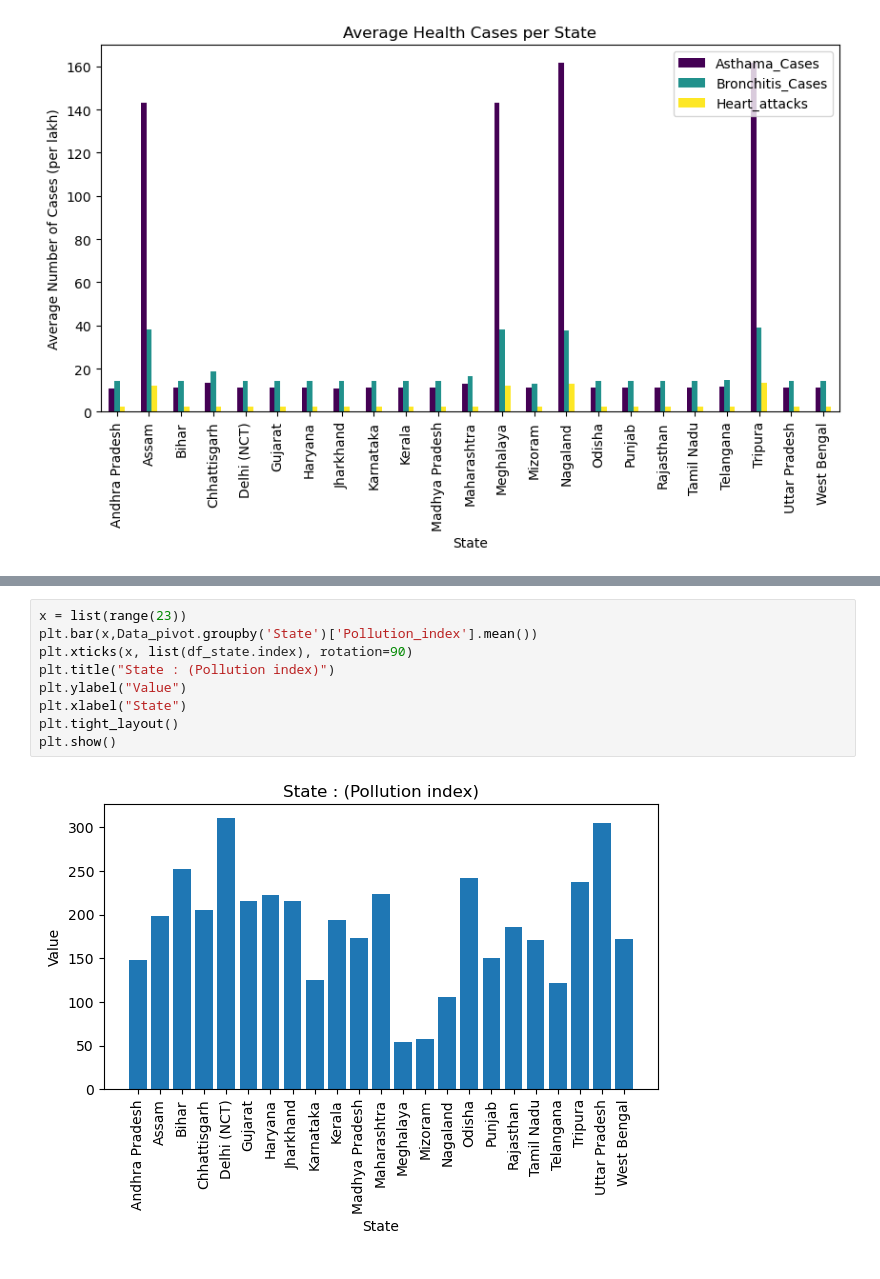
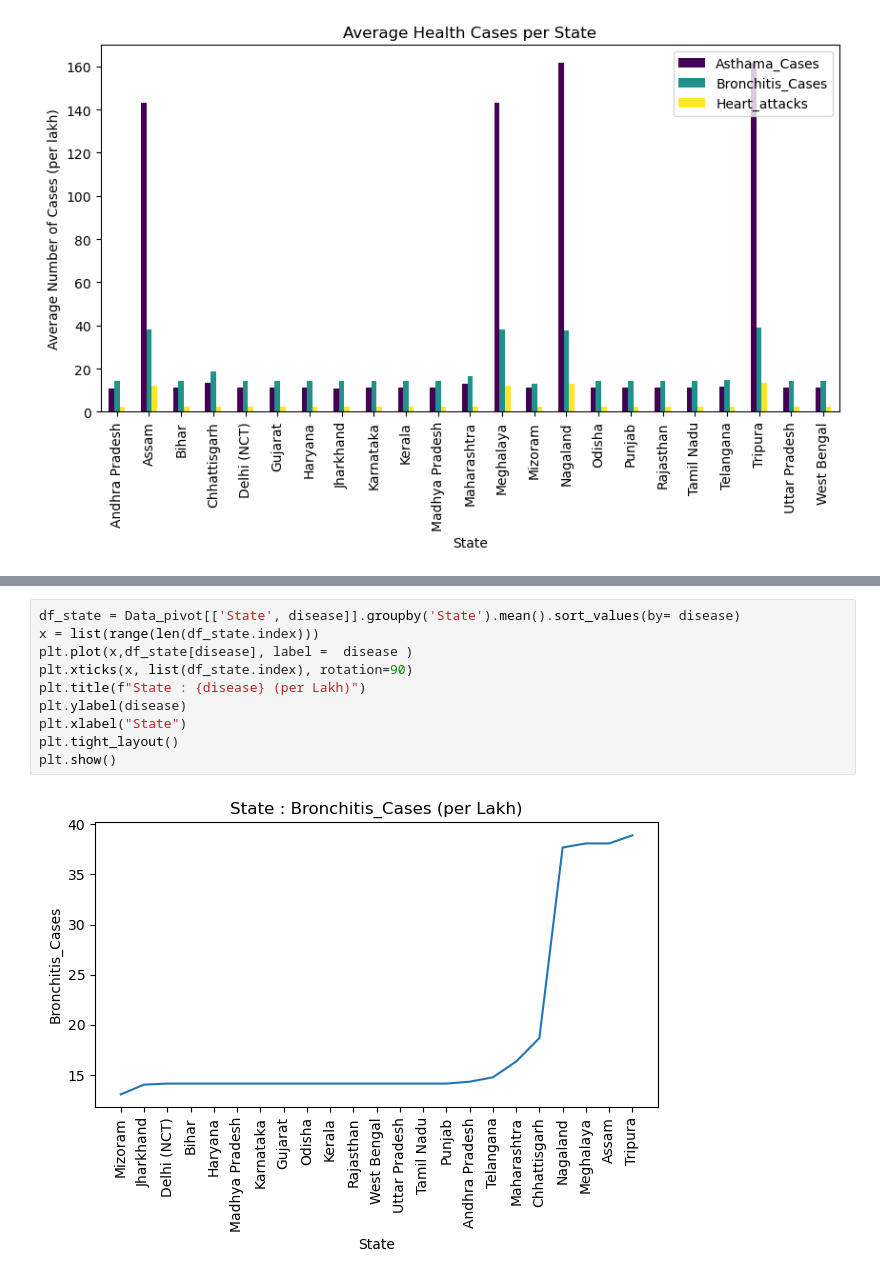
Before and after one commit to Manishkanwa/Air_Quality_health_Project, a Jupyter notebook: notebooks/03_eda_visuals.ipynb, the cells around one changed output, grey strips where cells are left out. Drawn from its saved outputs; the diff is of its cells as text.

```diff
--- a/notebooks/03_eda_visuals.ipynb
+++ b/notebooks/03_eda_visuals.ipynb
@@ -498,11 +419,12 @@ plt.show()
-# %%
-x = list(range(23))
-plt.bar(x,Data_pivot.groupby('State')['Pollution_index'].mean())
-plt.xticks(x, list(df_state.index), rotation=90)
-plt.title("State : (Pollution index)")
-plt.ylabel("Value")
-plt.xlabel("State")
-plt.tight_layout()
-plt.show()
-# %% [output]
-[figure, removed]
+# %%
+df_state = Data_pivot[['State', disease]].groupby('State').mean().sort_values(by= disease)
+x = list(range(len(df_state.index)))
+plt.plot(x,df_state[disease], label =  disease )
+plt.xticks(x, list(df_state.index), rotation=90)
+plt.title(f"State : {disease} (per Lakh)")
+plt.ylabel(disease)
+plt.xlabel("State")
+plt.tight_layout()
+plt.show()
+# %% [output]
+[figure, added]
```
Also changed, not shown: parts of 14 cells of this notebook, 10 other files.
